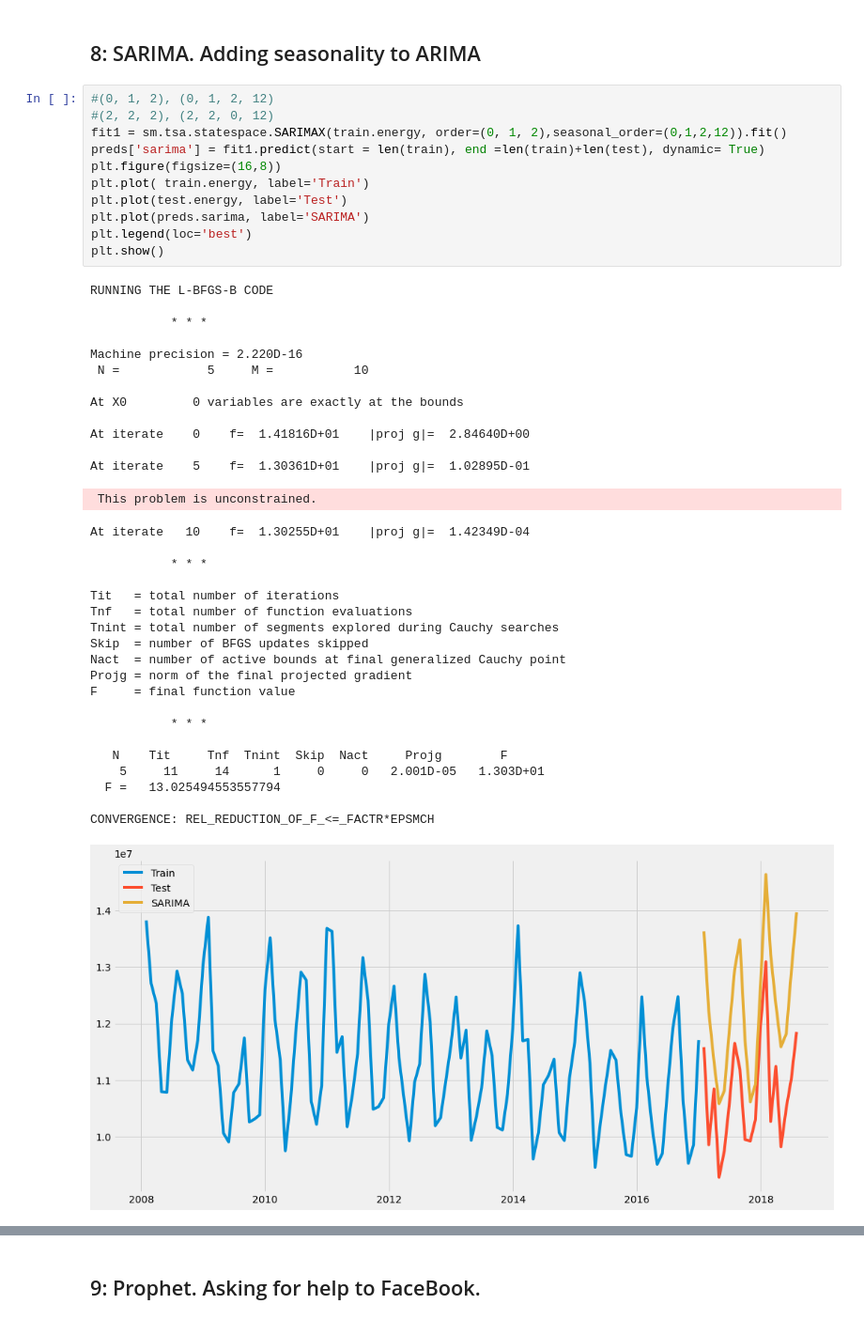
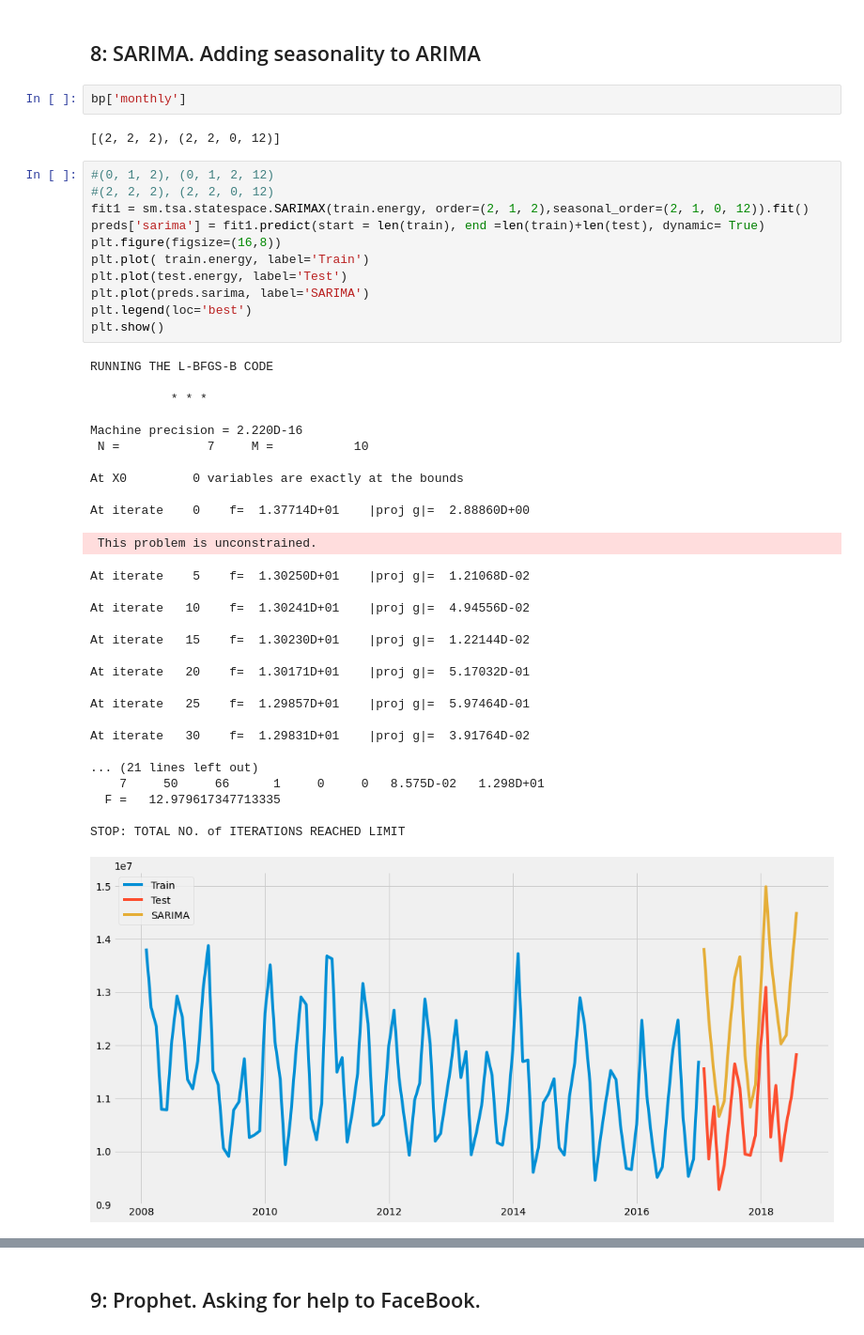
Before and after one commit to grschneier/TimeSeries, a Jupyter notebook: BasicModelsTimeSeries.ipynb, the cells around one changed output, grey strips where cells are left out. Shown at 94% size. Saved outputs shown, nothing was run; the diff lists cells and outputs as text.

```diff
--- a/BasicModelsTimeSeries.ipynb
+++ b/BasicModelsTimeSeries.ipynb
@@ -281,50 +274,50 @@ results
 # %% [markdown]
 ## 8: SARIMA. Adding seasonality to ARIMA
+# %%
+bp['monthly']
+# %% [output]
+[(2, 2, 2), (2, 2, 0, 12)]
 # %%
 #(0, 1, 2), (0, 1, 2, 12)
 #(2, 2, 2), (2, 2, 0, 12)
-fit1 = sm.tsa.statespace.SARIMAX(train.energy, order=(0, 1, 2),seasonal_order=(0,1,2,12)).fit()
+fit1 = sm.tsa.statespace.SARIMAX(train.energy, order=(2, 1, 2),seasonal_order=(2, 1, 0, 12)).fit()
 preds['sarima'] = fit1.predict(start = len(train), end =len(train)+len(test), dynamic= True)
 plt.figure(figsize=(16,8))
 plt.plot( train.energy, label='Train')
 plt.plot(test.energy, label='Test')
 plt.plot(preds.sarima, label='SARIMA')
 plt.legend(loc='best')
 plt.show()
 # %% [output]
 RUNNING THE L-BFGS-B CODE
 
            * * *
 
 Machine precision = 2.220D-16
- N =            5     M =           10
+ N =            7     M =           10
 
 At X0         0 variables are exactly at the bounds
 
-At iterate    0    f=  1.41816D+01    |proj g|=  2.84640D+00
-
-At iterate    5    f=  1.30361D+01    |proj g|=  1.02895D-01
+At iterate    0    f=  1.37714D+01    |proj g|=  2.88860D+00
  This problem is unconstrained.
-At iterate   10    f=  1.30255D+01    |proj g|=  1.42349D-04
+At iterate    5    f=  1.30250D+01    |proj g|=  1.21068D-02
 
-           * * *
+At iterate   10    f=  1.30241D+01    |proj g|=  4.94556D-02
 
-Tit   = total number of iterations
-Tnf   = total number of function evaluations
-Tnint = total number of segments explored during Cauchy searches
-Skip  = number of BFGS updates skipped
-Nact  = number of active bounds at final generalized Cauchy point
-Projg = norm of the final projected gradient
-F     = final function value
+At iterate   15    f=  1.30230D+01    |proj g|=  1.22144D-02
 
-           * * *
+At iterate   20    f=  1.30171D+01    |proj g|=  5.17032D-01
 
-   N    Tit     Tnf  Tnint  Skip  Nact     Projg        F
-    5     11     14      1     0     0   2.001D-05   1.303D+01
-  F =   13.025494553557794
+At iterate   25    f=  1.29857D+01    |proj g|=  5.97464D-01
 
-CONVERGENCE: REL_REDUCTION_OF_F_<=_FACTR*EPSMCH
+At iterate   30    f=  1.29831D+01    |proj g|=  3.91764D-02
+
+... (21 lines left out)
+    7     50     66      1     0     0   8.575D-02   1.298D+01
+  F =   12.979617347713335
+
+STOP: TOTAL NO. of ITERATIONS REACHED LIMIT
-[figure, old version]
+[figure, new version]
 # %%
 rms_sarima = round(sqrt(mean_squared_error(test.energy, preds.sarima)),2)
 results.loc['sarima']=rms_sarima
```
Also changed, not shown: parts of 7 cells of this notebook, 1 other file.
